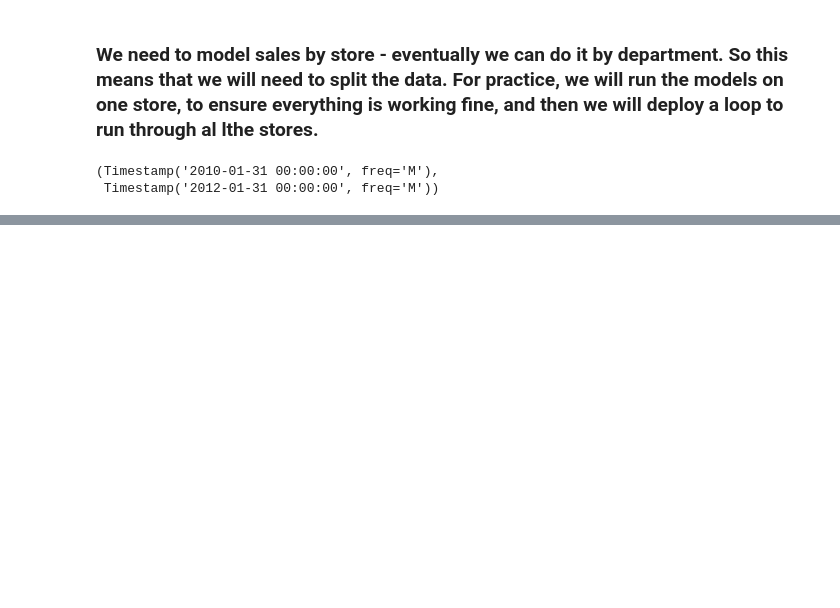
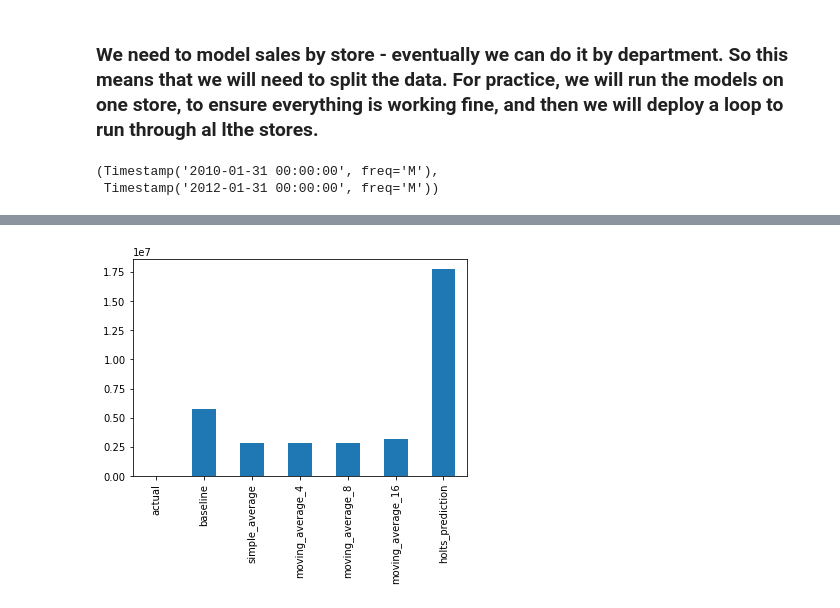
Before and after one commit to guedanie/retail-time-series-project, a Jupyter notebook: retail-time-series-analysis.ipynb, the cells around one changed output, grey strips where cells are left out. Saved outputs shown, nothing was run; the diff lists cells and outputs as text; code cells hidden in the pictures; blank space fills up the shorter version.

```diff
--- a/retail-time-series-analysis.ipynb
+++ b/retail-time-series-analysis.ipynb
@@ -413,3 +435,9 @@ predictions = model.run_all_models(test_model, validate_model, target_variable,
+# %%
+# Evaluate
+
+model.plot_rmse(predictions)
+# %% [output]
+[figure, added]
 # %%
 predictions
 # %% [output]
```
Also changed, not shown: parts of 13 cells of this notebook.
